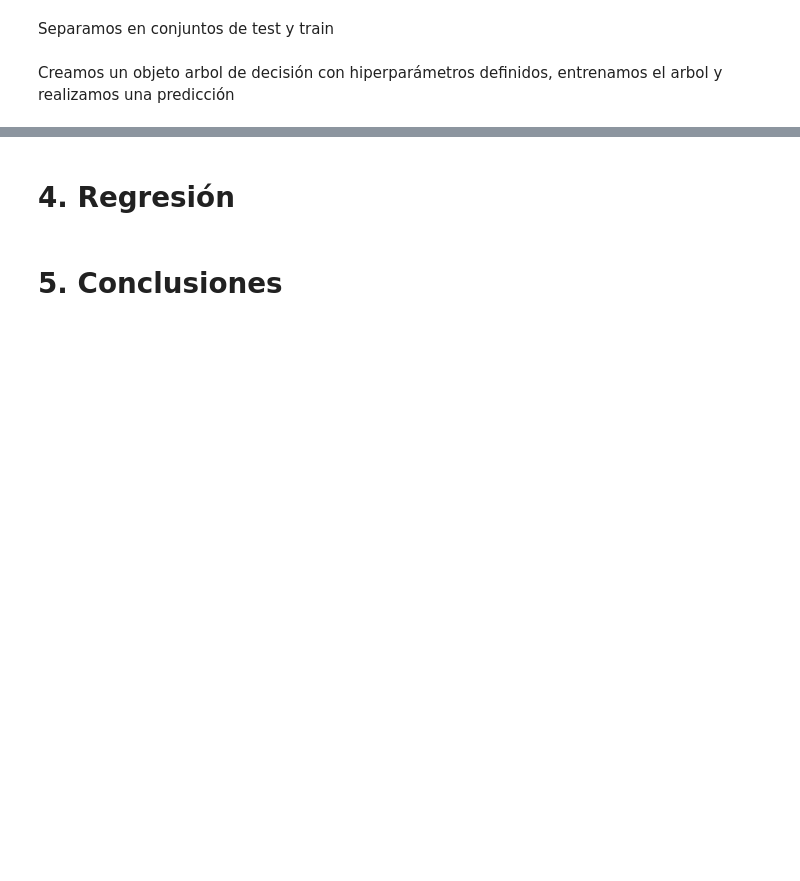
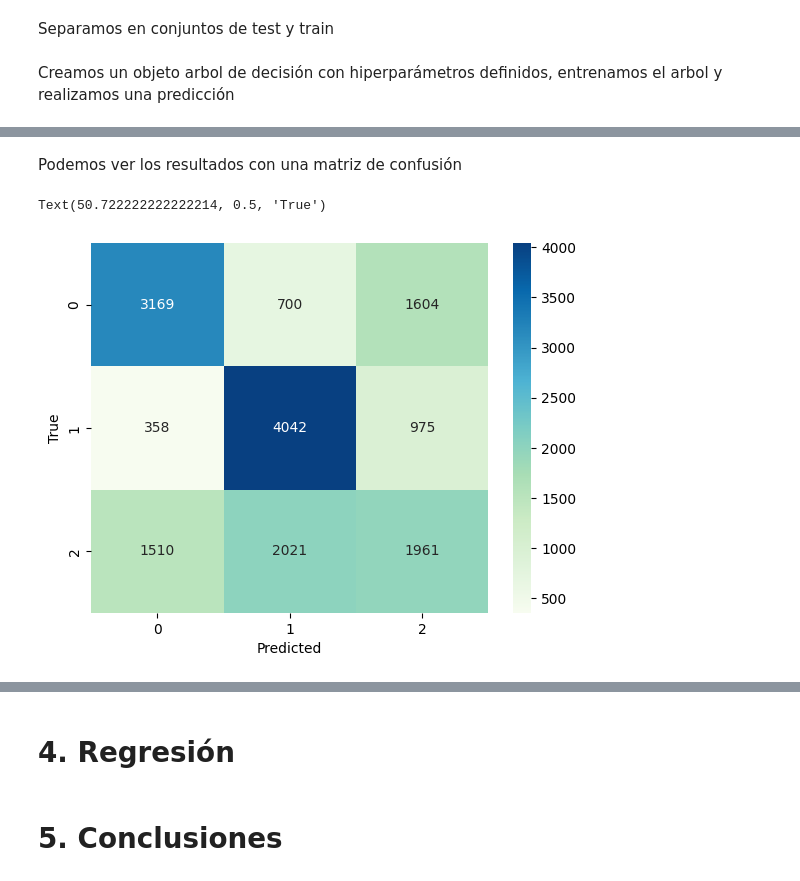
Before and after one commit to valencorrea/7506R-2C2022-GRUPO14, a Jupyter notebook: 7506R_TP1_GRUPO14_ENTREGA.ipynb, the cells around one changed output, grey strips where cells are left out. Cells and saved outputs as stored; diff of their text form; code cells hidden in the pictures; blank space fills up the shorter version.

```diff
--- a/7506R_TP1_GRUPO14_ENTREGA.ipynb
+++ b/7506R_TP1_GRUPO14_ENTREGA.ipynb
@@ -1749,6 +1746,7 @@ De analizar el gráfico resultante para el tipo de precio de las propiedades de
 # %% [markdown]
 Primero creamos un dataset sin los features a predecir
 # %%
-ds_trabajo_x=df.drop(['precioxm2', 'tipo_precio_1', 'tipo_precio_2', 'z_price', 'zm_price', 'place_l2', 'place_l3', 'property_price', 'id'], axis='columns')
-ds_trabajo_x.columns
+ds_trabajo_x=df.drop(['precioxm2', 'tipo_precio_1', 'tipo_precio_2', 'z_price', 'zm_price', 'place_l2', 'place_l3', 'property_price', 'id', 'property_m2price','z_rooms','zm_rooms','z_bedrooms','zm_bedrooms','z_surface_covered','zm_surface_covered','z_surface_total',
+'zm_surface_total'], axis='columns')
+ds_trabajo_x.dtypes
 # %% [output]
@@ -1776,6 +1780,8 @@ Reemplazamos las fechas por valores numéricos
 # %%
 import math
 import sys
-ds_trabajo_x['start_date'] = ds_trabajo_x['start_date'].apply(lambda x: x.toordinal() if not pd.isna(x) else sys.float_info.max)
-ds_trabajo_x['end_date'] = ds_trabajo_x['end_date'].apply(lambda x: x.toordinal() if not pd.isna(x) else sys.float_info.max)
-ds_trabajo_x['created_on'] = ds_trabajo_x['created_on'].apply(lambda x: x.toordinal() if not pd.isna(x) else sys.float_info.max)
+max_end_date = max(ds_trabajo_x['end_date'])
+ds_trabajo_x['start_date'] = ds_trabajo_x['start_date'].apply(lambda x: x.toordinal() if not pd.isna(x) else max(df['start_date']))
+ds_trabajo_x['end_date'] = ds_trabajo_x['end_date'].apply(lambda x: x.toordinal() if not pd.isna(x) else max_end_date.toordinal())
+ds_trabajo_x['created_on'] = ds_trabajo_x['created_on'].apply(lambda x: x.toordinal() if not pd.isna(x) else max(df['created_on']))
+ds_trabajo_x.dtypes
@@ -1794,7 +1813,7 @@ x_train, x_test, y_train, y_test = train_test_split(ds_trabajo_x,
 Creamos un objeto arbol de decisión con hiperparámetros definidos, entrenamos el arbol y realizamos una predicción
 # %%
 tree_model = tree.DecisionTreeClassifier(criterion="entropy",
-                                         max_depth = 20,
-                                         min_samples_leaf=10)
+                                         max_depth = 35,
+                                         ccp_alpha=0.005)
 model = tree_model.fit(X = x_train, y = y_train)
 y_pred = model.predict(x_test)
@@ -1802,0 +1836,10 @@ ValueError: Input X contains infinity or a value too large for dtype('float32').
+# %% [markdown]
+Podemos ver los resultados con una matriz de confusión
+# %%
+matrix=confusion_matrix(y_test, y_pred)
+sns.heatmap(matrix,cmap='GnBu',annot=True,fmt='g')
+plt.xlabel('Predicted')
+plt.ylabel('True')
+# %% [output]
+Text(50.722222222222214, 0.5, 'True')
+[figure, added]
```
Also changed, not shown: parts of 26 cells of this notebook.
